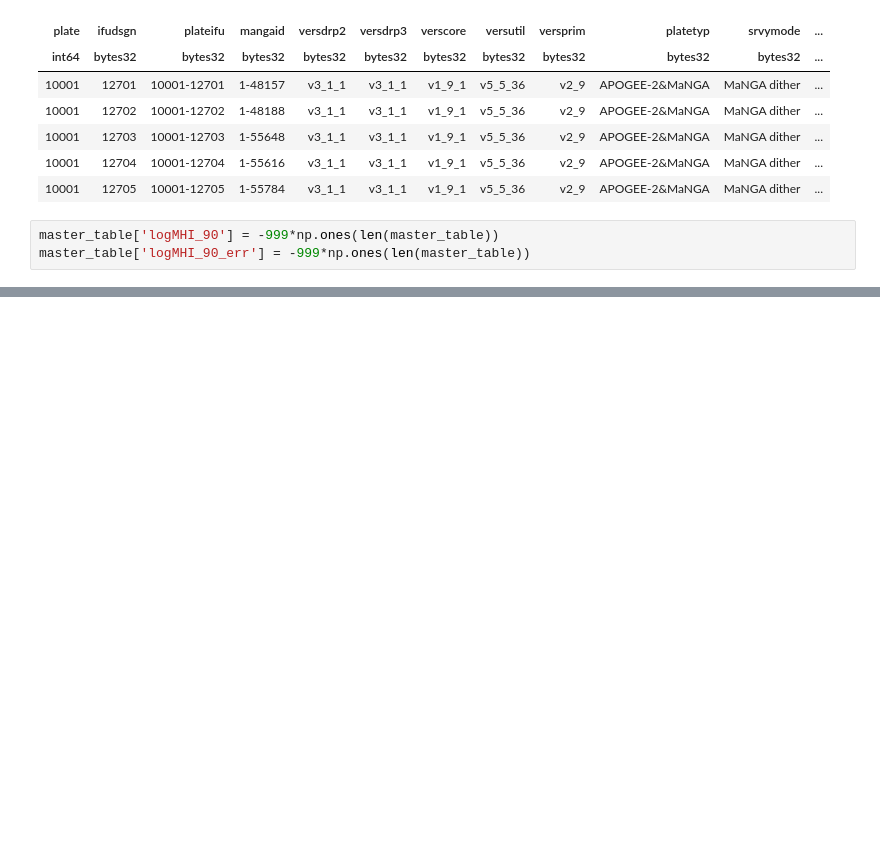
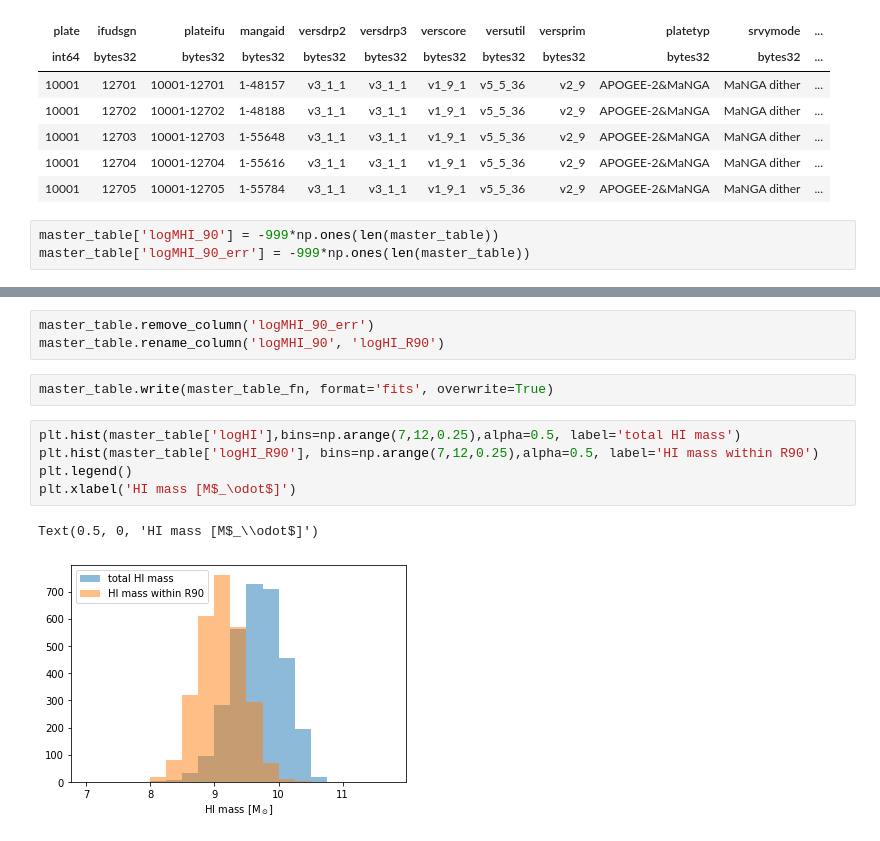
Before and after one commit to kadglass/RotationCurves, a Jupyter notebook: notebooks/update_HI_R90.ipynb, the cells around one changed output, grey strips where cells are left out. Cells and saved outputs as stored; diff of their text form; blank space fills up the shorter version.

```diff
--- a/notebooks/update_HI_R90.ipynb
+++ b/notebooks/update_HI_R90.ipynb
@@ -62,0 +57,13 @@ The available formats are:
+# %%
+master_table.remove_column('logMHI_90_err')
+master_table.rename_column('logMHI_90', 'logHI_R90')
+# %%
+master_table.write(master_table_fn, format='fits', overwrite=True)
+# %%
+plt.hist(master_table['logHI'],bins=np.arange(7,12,0.25),alpha=0.5, label='total HI mass')
+plt.hist(master_table['logHI_R90'], bins=np.arange(7,12,0.25),alpha=0.5, label='HI mass within R90')
+plt.legend()
+plt.xlabel('HI mass [M$_\odot$]')
+# %% [output]
+Text(0.5, 0, 'HI mass [M$_\\odot$]')
+[figure, added]
```
Also changed, not shown: parts of 5 cells of this notebook.
